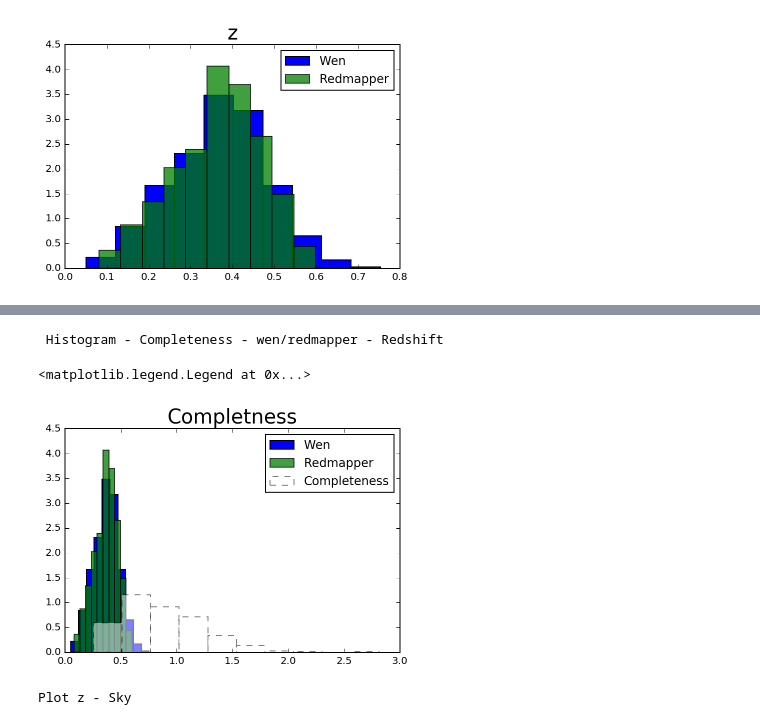
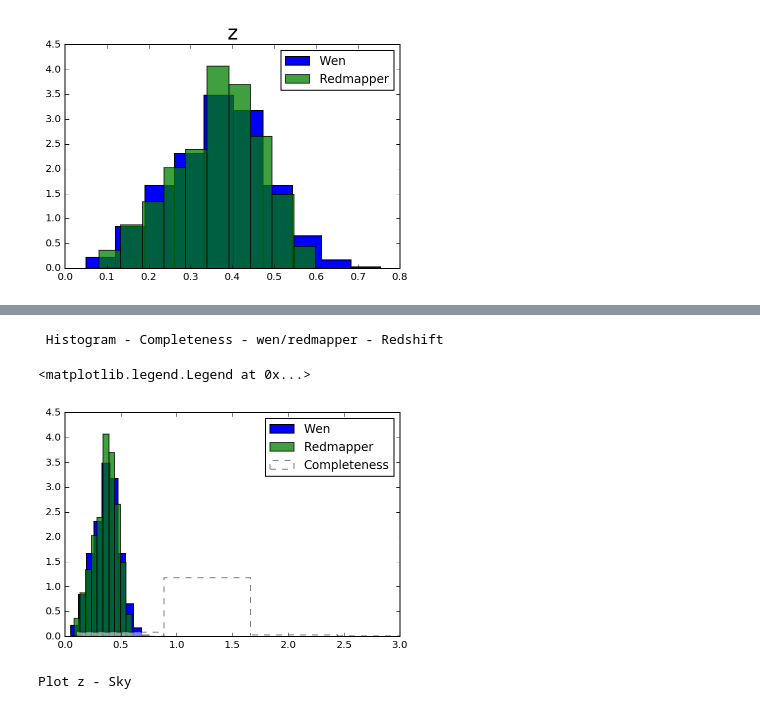
Before and after one commit to clusteron/comparison, a Jupyter notebook: table.ipynb, the cells around one changed output, grey strips where cells are left out. Drawn from its saved outputs; the diff is of its cells as text; code cells hidden in the pictures.

```diff
--- a/table.ipynb
+++ b/table.ipynb
@@ -161,15 +161,15 @@ plt.legend()
 # %%
 print ' Histogram - Completeness - wen/redmapper - Redshift'
 c = rw/rr
 ho_z = plt.hist(o_w['zph'], normed=True, label = 'Wen')
 ho_z = plt.hist(o_r['Z_LAMBDA'], normed=True, label = 'Redmapper', alpha=0.75)
-ho_z = plt.hist(c2, normed=True, linestyle='--', color = 'white', alpha = 0.5, label = 'Completeness')
+ho_z = plt.hist(c, normed=True, linestyle='--', color = 'white', alpha = 0.5, label = 'Completeness')
 plt.xlim(0, 3.0)
 plt.legend()
 # %% [output]
  Histogram - Completeness - wen/redmapper - Redshift
 <matplotlib.legend.Legend at 0x...>
-[figure, old version]
+[figure, new version]
 # %%
 print 'Plot z - Sky '
 fig = plt.figure(1)
```
Also changed, not shown: parts of 6 cells of this notebook.
